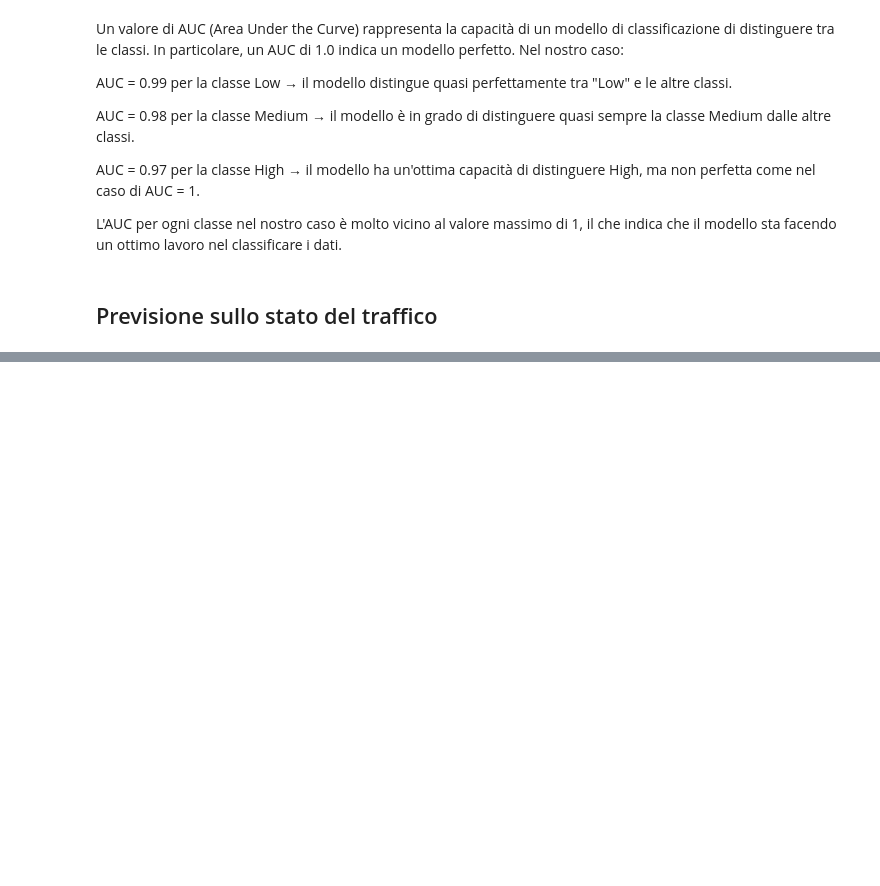
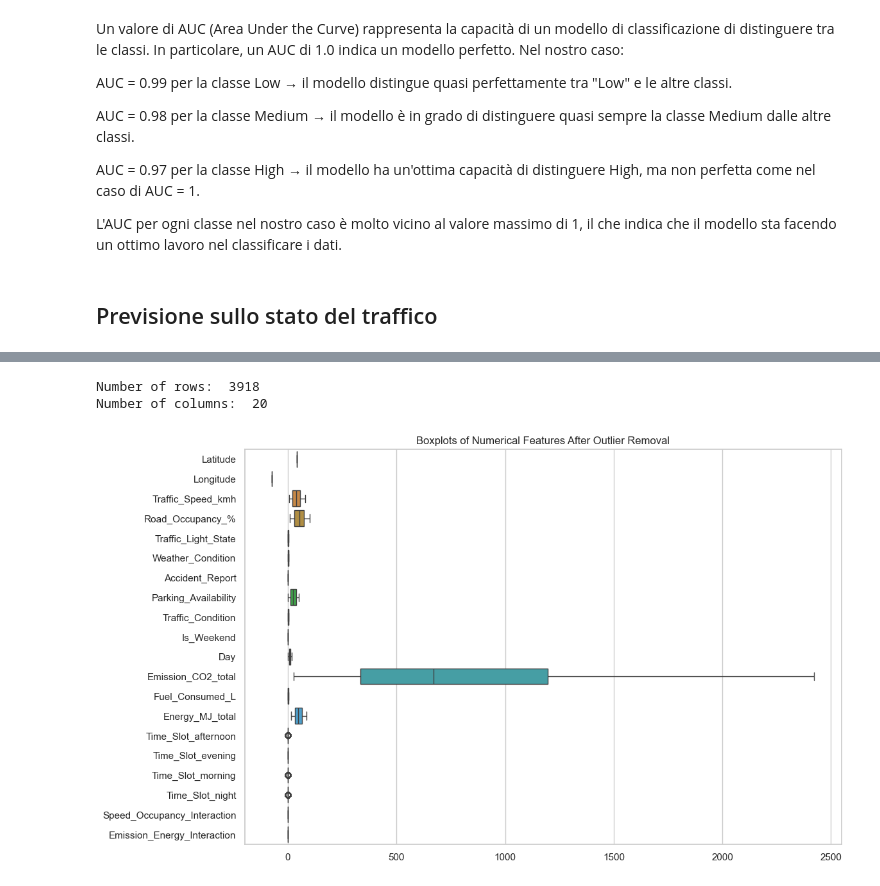
Before and after one commit to minicla03/DA, a Jupyter notebook: SmartMobilityDA.ipynb, the cells around one changed output, grey strips where cells are left out. Drawn from its saved outputs; the diff is of its cells as text; code cells hidden in the pictures; blank space fills up the shorter version.

```diff
--- a/SmartMobilityDA.ipynb
+++ b/SmartMobilityDA.ipynb
@@ -863,0 +922,24 @@ df2[numerical_cols] = scaler.fit_transform(df2[numerical_cols])
+# %%
+# Funzione per rimuovere outlier su tutte le colonne passate
+def remove_all_outliers_iqr(df, columns):
+    df_clean = df.copy()
+    mask = pd.Series([True] * len(df_clean), index=df_clean.index)
+
+    for col in columns:
+        Q1 = df_clean[col].quantile(0.3)
+        Q3 = df_clean[col].quantile(0.7)
+        IQR = Q3 - Q1
+        lower = Q1 - 1.5 * IQR
+        upper = Q3 + 1.5 * IQR
+        mask &= (df_clean[col] >= lower) & (df_clean[col] <= upper)
+
+    return df_clean[mask]
+
+# Individua automaticamente le colonne numeriche
+numerical_cols_all = df2.select_dtypes(include=['number']).columns.tolist()
+
+# Rimuove tutti gli outlier da tutte le colonne numeriche
+df2 = remove_all_outliers_iqr(df2, numerical_cols_all)
+
+# Visualizza riepilogo statistico per confermare la rimozione
+df2.describe()
@@ -863,0 +956,14 @@ df2[numerical_cols] = scaler.fit_transform(df2[numerical_cols])
+# %%
+print("Number of rows: ", df2.shape[0])
+print("Number of columns: ", df2.shape[1])
+# %% [output]
+Number of rows:  3918
+Number of columns:  20
+# %%
+# Verifica della presenza di outlier dopo la rimozione
+plt.figure(figsize=(12, 8))
+sns.boxplot(data=df2, orient="h")
+plt.title("Boxplots of Numerical Features After Outlier Removal")
+plt.show()
+# %% [output]
+[figure, added]
```
Also changed, not shown: parts of 32 cells of this notebook.
